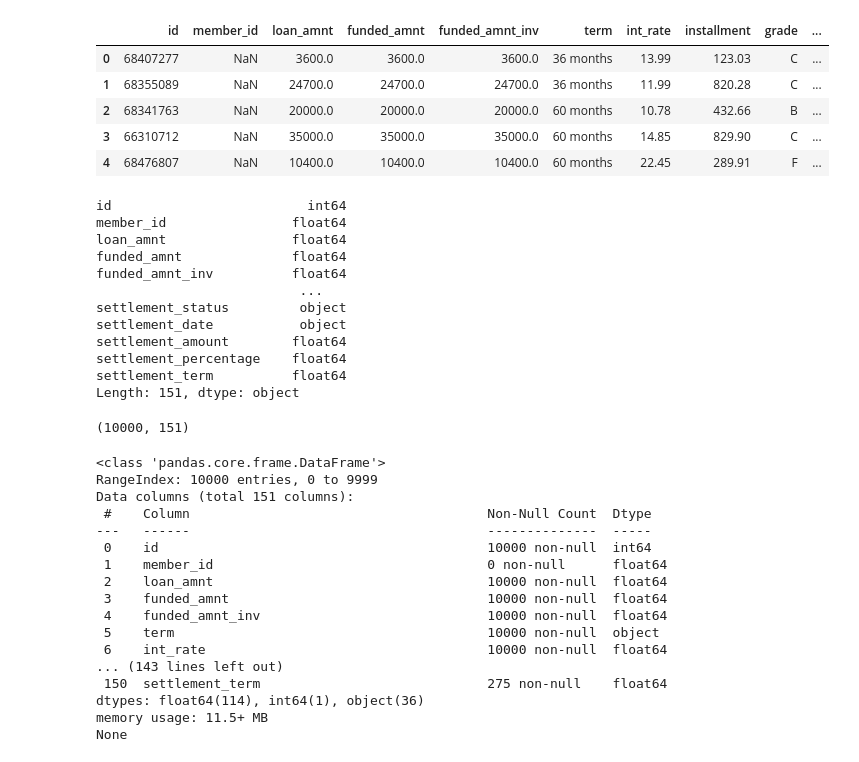
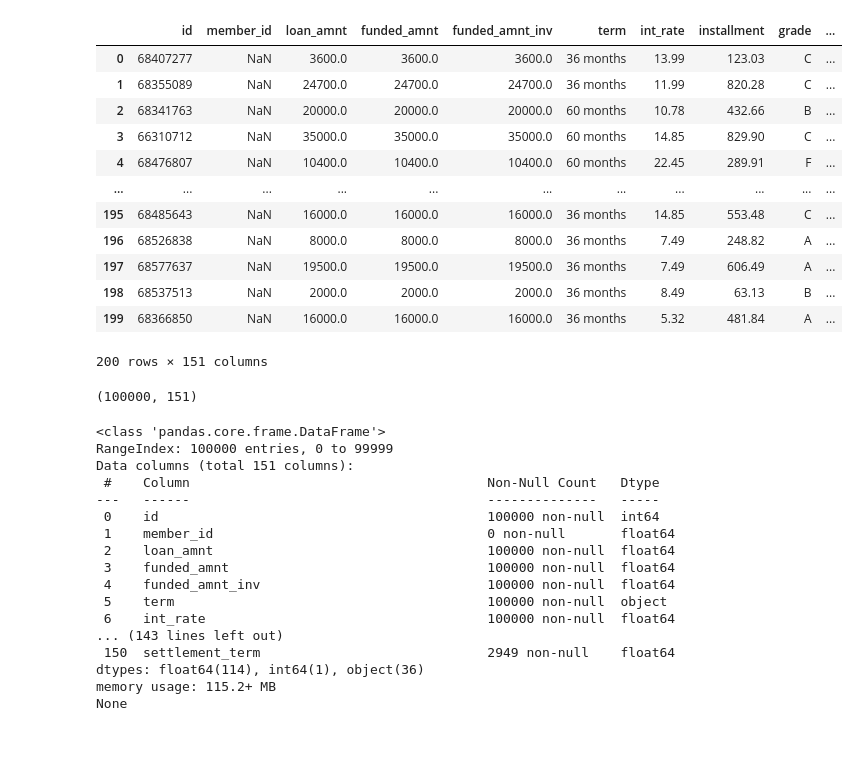
Before and after one commit to KonstantinosPapaandrea/EPL448TeamProject, a Jupyter notebook: CreaditScoreML.ipynb, the cells around one changed output. Drawn from its saved outputs; the diff is of its cells as text; code cells hidden in the pictures.

```diff
--- a/CreaditScoreML.ipynb
+++ b/CreaditScoreML.ipynb
@@ -1,57 +1,48 @@
 # %%
 import pandas as pd
-#df = pd.read_csv(r'C:/Users/razmi/Desktop/accepted_2007_to_2018Q4.csv',)
-
+import matplotlib.pyplot as plt
+import seaborn as sns
 pd.set_option('display.max_columns', None)
-#some
-# 2. Load just a tiny slice to see the structure
-df = pd.read_csv(r'C:/Users/razmi/Desktop/accepted_2007_to_2018Q4.csv', nrows=5,low_memory=False)
-
-# 3. Now head() will show a scrollbar instead of '...'
-#df.head()
+pd.set_option('display.max_info_rows', 200)
+pd.set_option('display.max_rows', 500)
+df = pd.read_csv(r'C:/Users/razmi/Desktop/accepted_2007_to_2018Q4.csv', nrows=100000,low_memory=False)
+df.head(200)
 # %% [output]
 |  | id | member_id | loan_amnt | funded_amnt | funded_amnt_inv | term | int_rate | installment | grade | ... |
 | 0 | 68407277 | NaN | 3600.0 | 3600.0 | 3600.0 | 36 months | 13.99 | 123.03 | C | ... |
 | 1 | 68355089 | NaN | 24700.0 | 24700.0 | 24700.0 | 36 months | 11.99 | 820.28 | C | ... |
 | 2 | 68341763 | NaN | 20000.0 | 20000.0 | 20000.0 | 60 months | 10.78 | 432.66 | B | ... |
 | 3 | 66310712 | NaN | 35000.0 | 35000.0 | 35000.0 | 60 months | 14.85 | 829.90 | C | ... |
 | 4 | 68476807 | NaN | 10400.0 | 10400.0 | 10400.0 | 60 months | 22.45 | 289.91 | F | ... |
+| ... | ... | ... | ... | ... | ... | ... | ... | ... | ... | ... |
+| 195 | 68485643 | NaN | 16000.0 | 16000.0 | 16000.0 | 36 months | 14.85 | 553.48 | C | ... |
+| 196 | 68526838 | NaN | 8000.0 | 8000.0 | 8000.0 | 36 months | 7.49 | 248.82 | A | ... |
+| 197 | 68577637 | NaN | 19500.0 | 19500.0 | 19500.0 | 36 months | 7.49 | 606.49 | A | ... |
+| 198 | 68537513 | NaN | 2000.0 | 2000.0 | 2000.0 | 36 months | 8.49 | 63.13 | B | ... |
+| 199 | 68366850 | NaN | 16000.0 | 16000.0 | 16000.0 | 36 months | 5.32 | 481.84 | A | ... |
+200 rows × 151 columns
-# %%
-print(df.dtypes)
-# %% [output]
-id                         int64
-member_id                float64
-loan_amnt                float64
-funded_amnt              float64
-funded_amnt_inv          float64
-                          ...
-settlement_status         object
-settlement_date           object
-settlement_amount        float64
-settlement_percentage    float64
-settlement_term          float64
-Length: 151, dtype: object
 # %%
 df.shape
 # %% [output]
-(10000, 151)
+(100000, 151)
 # %%
+
 print(df.info(verbose =True, max_cols = True,show_counts=True))
 # %% [output]
 <class 'pandas.core.frame.DataFrame'>
-RangeIndex: 10000 entries, 0 to 9999
+RangeIndex: 100000 entries, 0 to 99999
 Data columns (total 151 columns):
- #    Column                                      Non-Null Count  Dtype
----   ------                                      --------------  -----
- 0    id                                          10000 non-null  int64
- 1    member_id                                   0 non-null      float64
- 2    loan_amnt                                   10000 non-null  float64
- 3    funded_amnt                                 10000 non-null  float64
- 4    funded_amnt_inv                             10000 non-null  float64
- 5    term                                        10000 non-null  object
- 6    int_rate                                    10000 non-null  float64
+ #    Column                                      Non-Null Count   Dtype
+---   ------                                      --------------   -----
+ 0    id                                          100000 non-null  int64
+ 1    member_id                                   0 non-null       float64
+ 2    loan_amnt                                   100000 non-null  float64
+ 3    funded_amnt                                 100000 non-null  float64
+ 4    funded_amnt_inv                             100000 non-null  float64
+ 5    term                                        100000 non-null  object
+ 6    int_rate                                    100000 non-null  float64
 ... (143 lines left out)
- 150  settlement_term                             275 non-null    float64
+ 150  settlement_term                             2949 non-null    float64
 dtypes: float64(114), int64(1), object(36)
-memory usage: 11.5+ MB
+memory usage: 115.2+ MB
 None
```
Also changed, not shown: parts of 2 cells of this notebook.
